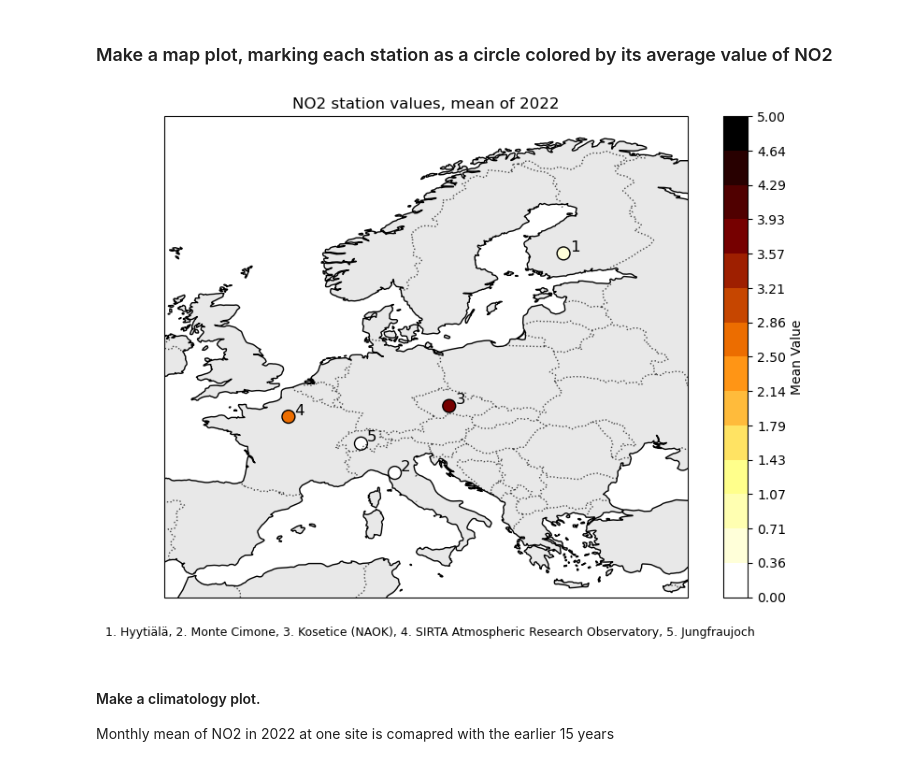
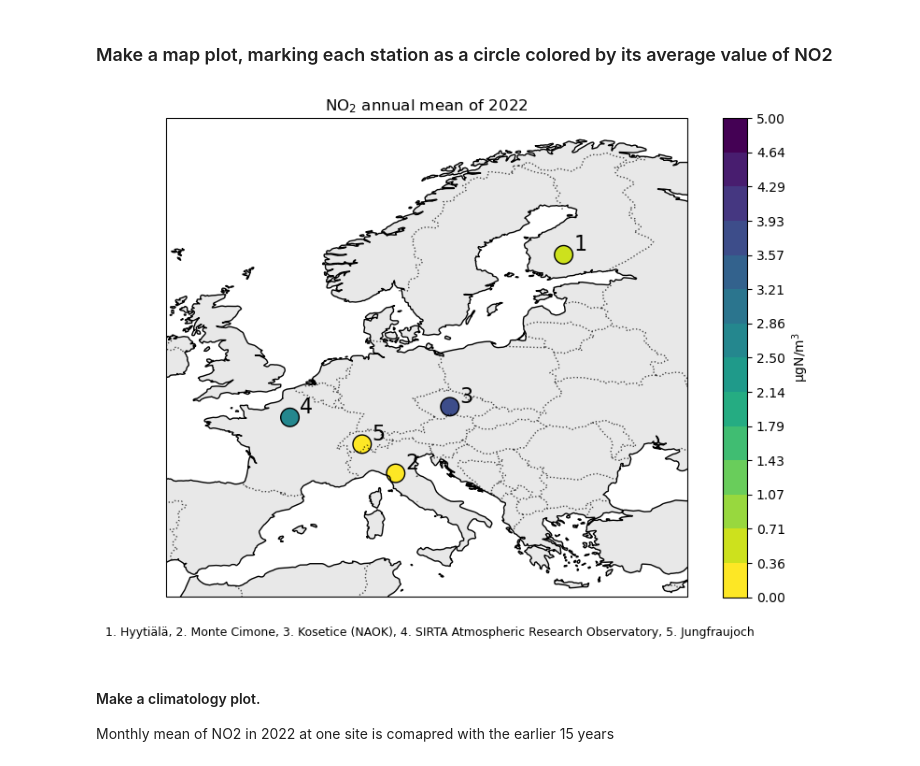
Before and after one commit to ch02120/actris-jupyter-hub, a Jupyter notebook: dev-actris-jupyter-hub/actris-norway-hackathon/use-case-4-averaging-maps/plot_monthly_mean_multi_sites.ipynb, the cells around one changed output. Cells and saved outputs as stored; diff of their text form; code cells hidden in the pictures.

```diff
--- a/dev-actris-jupyter-hub/actris-norway-hackathon/use-case-4-averaging-maps/plot_monthly_mean_multi_sites.ipynb
+++ b/dev-actris-jupyter-hub/actris-norway-hackathon/use-case-4-averaging-maps/plot_monthly_mean_multi_sites.ipynb
@@ -149,0 +172,3 @@ plt.close()
+# %%
+for i, site in enumerate(monthly_means_all_sites):
+	print(site_name_list[i]), print(site.values)
@@ -185,45 +226,45 @@ ax.add_feature(cfeature.COASTLINE, linewidth=1)
 ax.add_feature(cfeature.LAND, facecolor='lightgrey', alpha=0.5)
 
 # Define discrete color levels and the colormap
-cmap = get_cmap('afmhot').reversed()  # Choose your colormap, e.g., 'viridis', 'plasma', etc.
+cmap = get_cmap('viridis').reversed()  # Choose your colormap, e.g., 'viridis', 'plasma', etc.
 ncolors=15 #15 color levels
 levels = np.linspace(minval, maxval, ncolors)  # Discrete values for the colorbar (e.g., from 0 to 1)
 norm = BoundaryNorm(boundaries=levels, ncolors=cmap.N)
 
 # Plot the stations as colored circles
-sc = ax.scatter(longitudes, latitudes, c=mean_values, cmap=cmap, norm=norm, s=100, edgecolor='black')
+sc = ax.scatter(longitudes, latitudes, c=mean_values, cmap=cmap, norm=norm, s=200, edgecolor='black')
 
 ## Add station names as text next to each marker
 #for lon, lat, name in zip(longitudes, latitudes, site_name_list):
 #    ax.text(lon + 0.5, lat + 0.5, name, fontsize=9,fontweight='bold', ha='left', va='center', transform=ccrs.PlateCarree())
 
 # Numerate the stations on the map
 for i, (lon, lat) in enumerate(zip(longitudes, latitudes), start=1):
-    ax.text(lon + 0.5, lat + 0.5, str(i), fontsize=12, ha='left', va='center',
+    ax.text(lon + 0.8, lat + 0.8, str(i), fontsize=16, ha='left', va='center',
             transform=ccrs.PlateCarree())#, fontweight='bold')
 
 # Add a colorbar with discrete intervals
 cbar = plt.colorbar(sc, ax=ax, orientation='vertical', pad=0.05)
-cbar.set_label('Mean Value')
+cbar.set_label('µgN/m$^3$')
 cbar.set_ticks(levels)  # Set colorbar ticks to discrete levels
 cbar.ax.set_yticklabels([f'{level:.2f}' for level in levels])  # Customize tick labels if needed
 
 # Set titles, labels, and other map properties
-ax.set_title('NO2 station values, mean of '+str(year_interested))
+ax.set_title('NO$_2$ annual mean of '+str(year_interested))
 
 ax.set_extent([min(longitudes) - 10, max(longitudes) + 10, min(latitudes) - 10, max(latitudes) + 10])  # Set the extent of the map
 
 # Add the legend as text, positioned just below the map
 legend_text = ", ".join([f"{i}. {name}" for i, name in enumerate(site_name_list, start=1)])
 plt.figtext(0.01, 0.02, legend_text, ha="left", fontsize=9, wrap=True)
 
 # Adjust the layout to avoid cutting off the legend
 plt.tight_layout(rect=[0, 0.05, 1, 1])
 
 plt.show()
 plt.close()
 # %% [output]
-[figure, old version]
+[figure, new version]
 # %% [markdown]
 #### Make a climatology plot.
 Monthly mean of NO2 in 2022 at one site is comapred with the earlier 15 years
```
Also changed, not shown: parts of 4 cells of this notebook.
